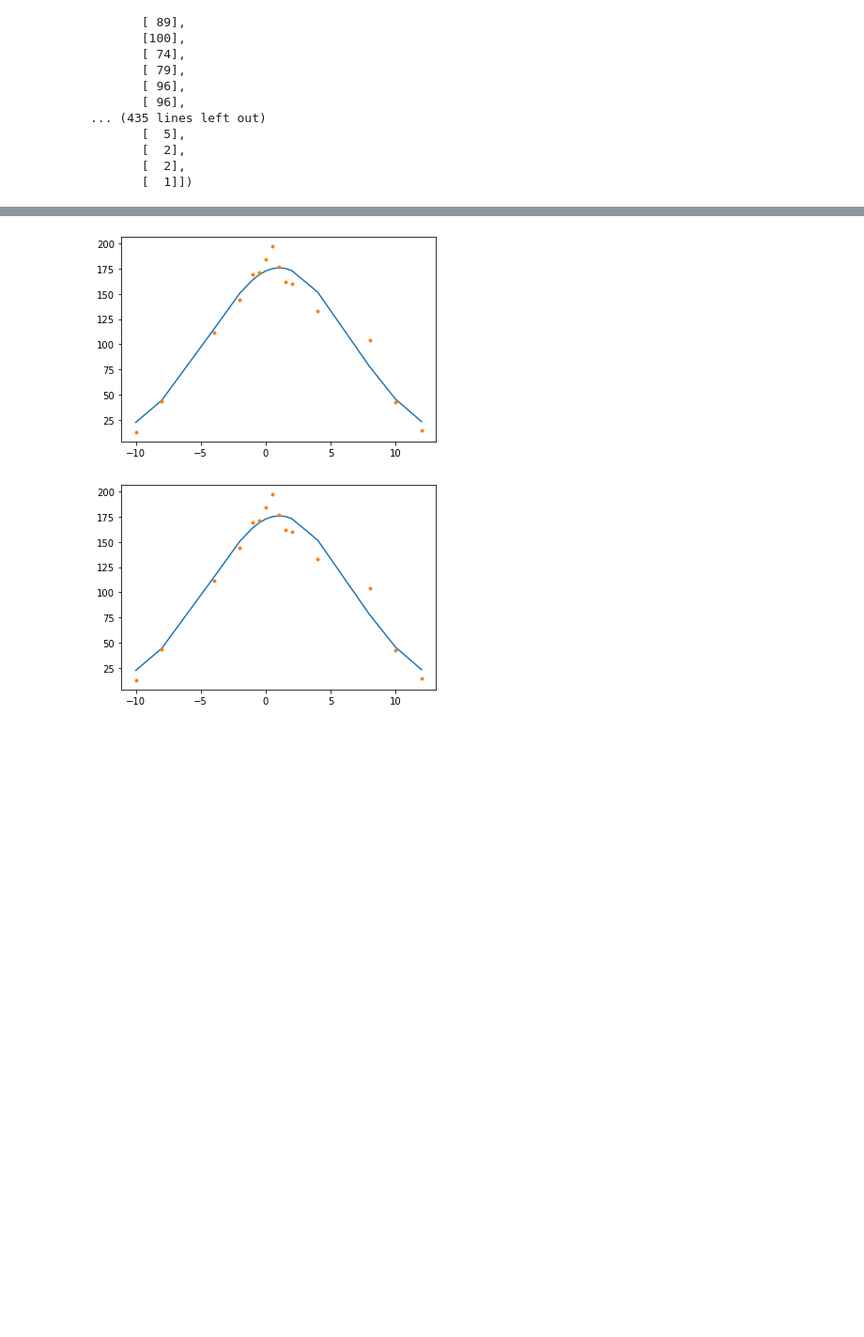
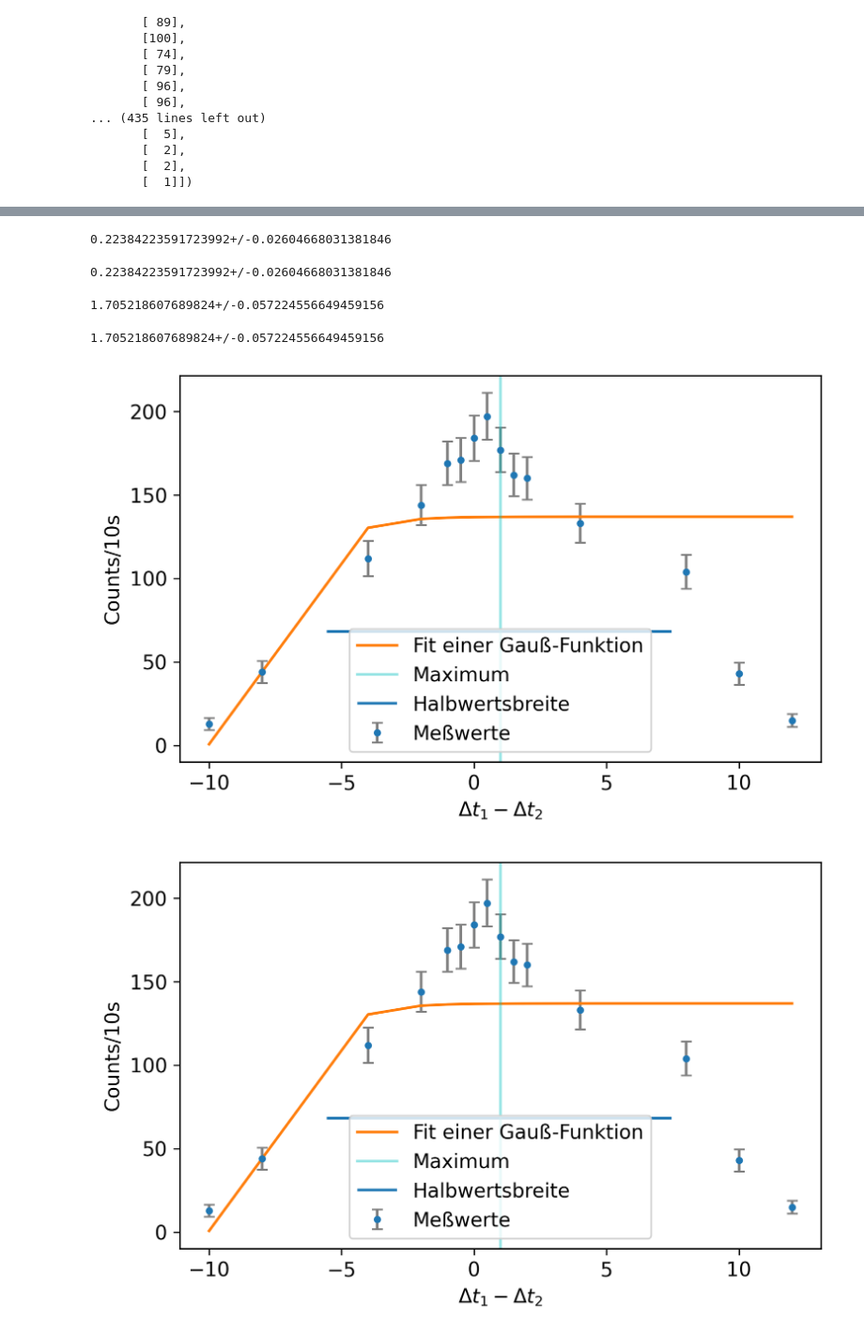
Before and after one commit to komrozik/FP2021, a Jupyter notebook: V01-Lebensdauer_kosmischer_Myonen/Test_Notebook.ipynb, the cells around one changed output, grey strips where cells are left out. Shown at 94% size. Drawn from its saved outputs; the diff is of its cells as text; code cells hidden in the pictures; blank space fills up the shorter version.

```diff
--- a/V01-Lebensdauer_kosmischer_Myonen/Test_Notebook.ipynb
+++ b/V01-Lebensdauer_kosmischer_Myonen/Test_Notebook.ipynb
@@ -2,17 +2,22 @@
 # V01 Kosmische Myonen
 # %%
 import numpy as np
+import matplotlib
+font = {'size': 11.0}
+matplotlib.rc('font', **font)
 import matplotlib.pyplot as plt
 import pandas as pd
 from scipy.optimize import curve_fit
+import uncertainties
+from uncertainties import ufloat
 import uncertainties.unumpy as unp
 from uncertainties.unumpy import (nominal_values as noms, std_devs as stds)
 
 def f(x,a,b):
     return a*x+b
 
-def gauß(x,a,b,c):
-    return a*np.exp(-(x-b)**2/(2*c**2))
+def gauß(x,a,b,c,n):
+    return a*np.exp(-((x-b)/(2*c))**(2*32))
 # %%
 df1 = pd.read_csv('data/data1.txt'
                  ,sep = ','
@@ -138,11 +192,51 @@ None
+# %%
+lambda_0 = params2_err[1]
+tau = 1/lambda_0
+tau_theo = 2.197
+a = (tau_theo-tau)/tau_theo
+a
+# %% [output]
+0.22384223591723992+/-0.02604668031381846
+0.22384223591723992+/-0.02604668031381846
+# %%
+tau
+# %% [output]
+1.705218607689824+/-0.057224556649459156
+1.705218607689824+/-0.057224556649459156
 # %%
 params3,cov = curve_fit(gauß,df1['Delay'],df1['Rate'])
 errors = np.sqrt(np.diag(cov))
 params3_err = unp.uarray(params3,errors)
 err = params1_err[0]*df1['Delay']+params1_err[1]
 
-plt.plot(df1['Delay'],gauß(df1['Delay'],*params3))
-plt.plot(df1['Delay'],df1['Rate'],'.');
+plt.figure(figsize=(6.4,3.96),dpi=300)
+plt.errorbar(df1['Delay']
+             ,df1['Rate']
+             ,yerr = np.sqrt(df1['Rate'])
+             ,fmt = '.'
+             ,label = 'Meßwerte'
+             ,ecolor = 'grey'
+             ,capsize=3
+            )
+
+plt.plot(df1['Delay']
+         ,gauß(df1['Delay'],*params3)
+         ,label = 'Fit einer Gauß-Funktion'
+        )
+plt.hlines(y = 0.5*gauß(df1['Delay'],*params3)[8]
+           ,xmin = -5.55
+           ,xmax = 7.45
+           ,label = 'Halbwertsbreite'
+          )
+plt.axvline(x = 1
+            ,color = 'c'
+            ,alpha = 0.4
+            ,label = 'Maximum'
+            )
+plt.xlabel(f'$\Delta t_1 - \Delta t_2$')
+plt.ylabel(f'Counts/10s')
+plt.legend(loc = 'best')
+None
 # %% [output]
-[figure, old version]
+[figure, new version]
-[figure, old version]
+[figure, new version]
```
Also changed, not shown: parts of 25 cells of this notebook, 30 other files.
